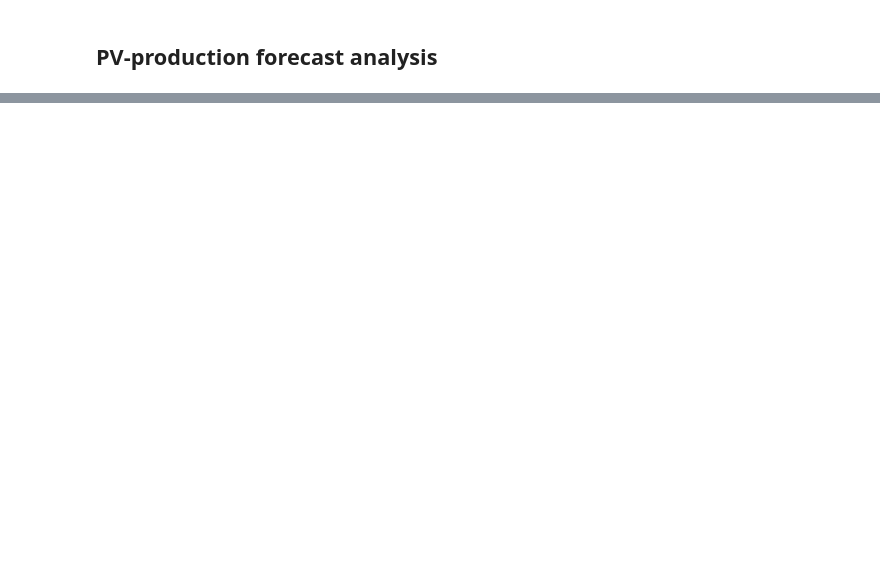
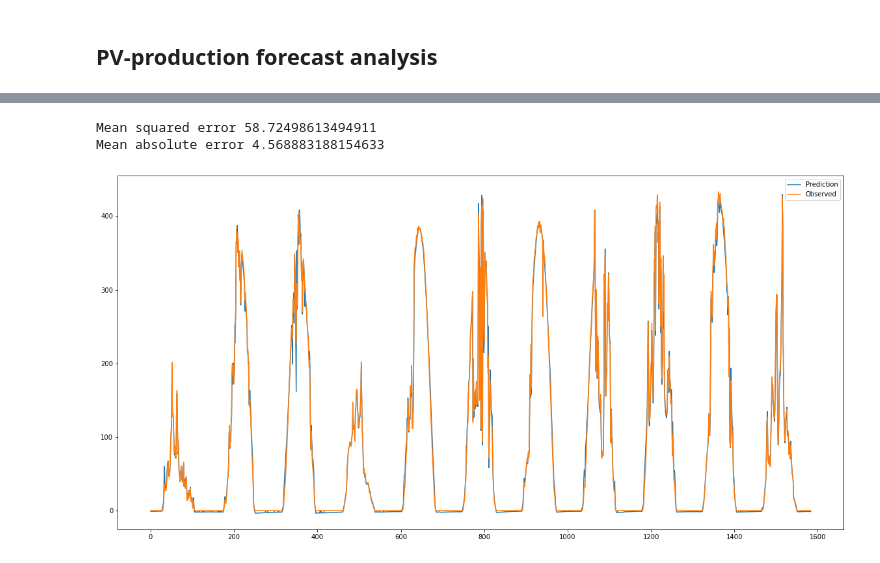
Before and after one commit to theodorhusefest/microgrid-mpc, a Jupyter notebook: data_analysis/pv_forecast.ipynb, the cells around one changed output, grey strips where cells are left out. Saved outputs shown, nothing was run; the diff lists cells and outputs as text; code cells hidden in the pictures; blank space fills up the shorter version.

```diff
--- a/data_analysis/pv_forecast.ipynb
+++ b/data_analysis/pv_forecast.ipynb
@@ -215,0 +54,14 @@ plt.show()
+# %%
+y_pred = regr.predict(X_test)
+
+plt.figure(figsize = (20,10))
+plt.plot(range(y_pred.shape[0]), y_pred, label = "Prediction")
+plt.plot(range(y_test.shape[0]), y_test, label = "Observed")
+plt.legend()
+
+print("Mean squared error", mean_squared_error(y_test, y_pred))
+print("Mean absolute error", mean_absolute_error(y_test, y_pred))
+# %% [output]
+Mean squared error 58.72498613494911
+Mean absolute error 4.568883188154633
+[figure, added]
```
Also changed, not shown: parts of 17 cells of this notebook, 15 other files.
